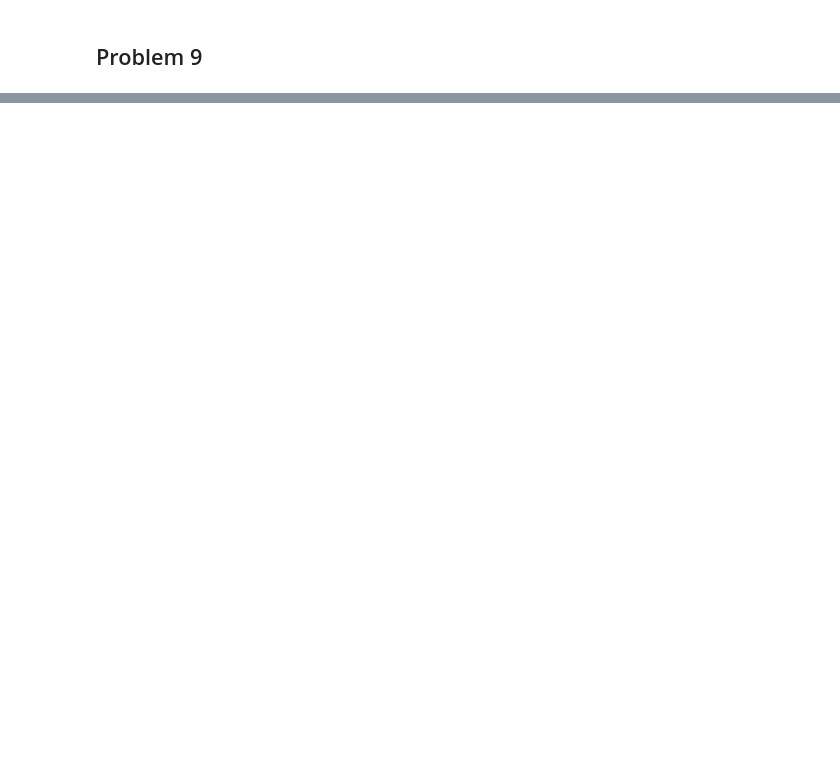
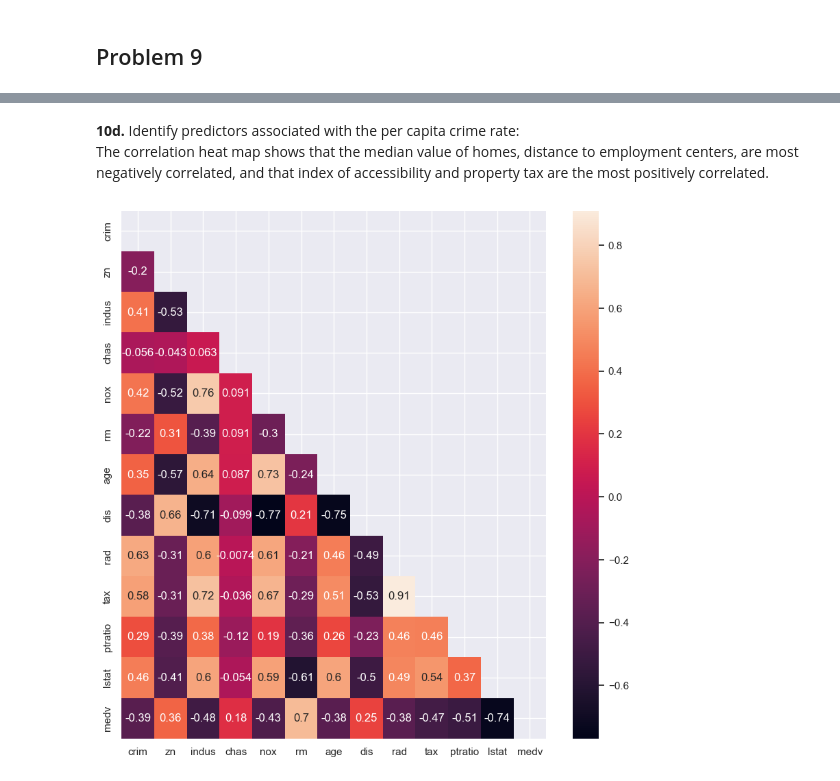
Before and after one commit to ml-ryanlee/islp, a Jupyter notebook: chapter2exercises.ipynb, the cells around one changed output, grey strips where cells are left out. Saved outputs shown, nothing was run; the diff lists cells and outputs as text; code cells hidden in the pictures; blank space fills up the shorter version.

```diff
--- a/chapter2exercises.ipynb
+++ b/chapter2exercises.ipynb
@@ -162,0 +255,4 @@ print(auto_redac.shape[0]==(auto.shape[0]-auto_test.shape[0]))
+# %%
+from ISLP import load_data
+Boston = load_data("Boston")
+Boston.head()
@@ -162,0 +279,9 @@ print(auto_redac.shape[0]==(auto.shape[0]-auto_test.shape[0]))
+# %% [markdown]
+**10d.** Identify predictors associated with the per capita crime rate:<br> The correlation heat map shows that the median value of homes, distance to employment centers, are most negatively correlated, and that index of accessibility and property tax are the most positively correlated.
+# %%
+corr = Boston.corr()
+corr_ut = np.triu(corr)
+sns.set (rc = {'figure.figsize':(10, 10)}) # adjust the size of the heatmap
+sns.heatmap(corr, annot=True, mask=corr_ut);
+# %% [output]
+[figure, added]
```
Also changed, not shown: parts of 28 cells of this notebook.
